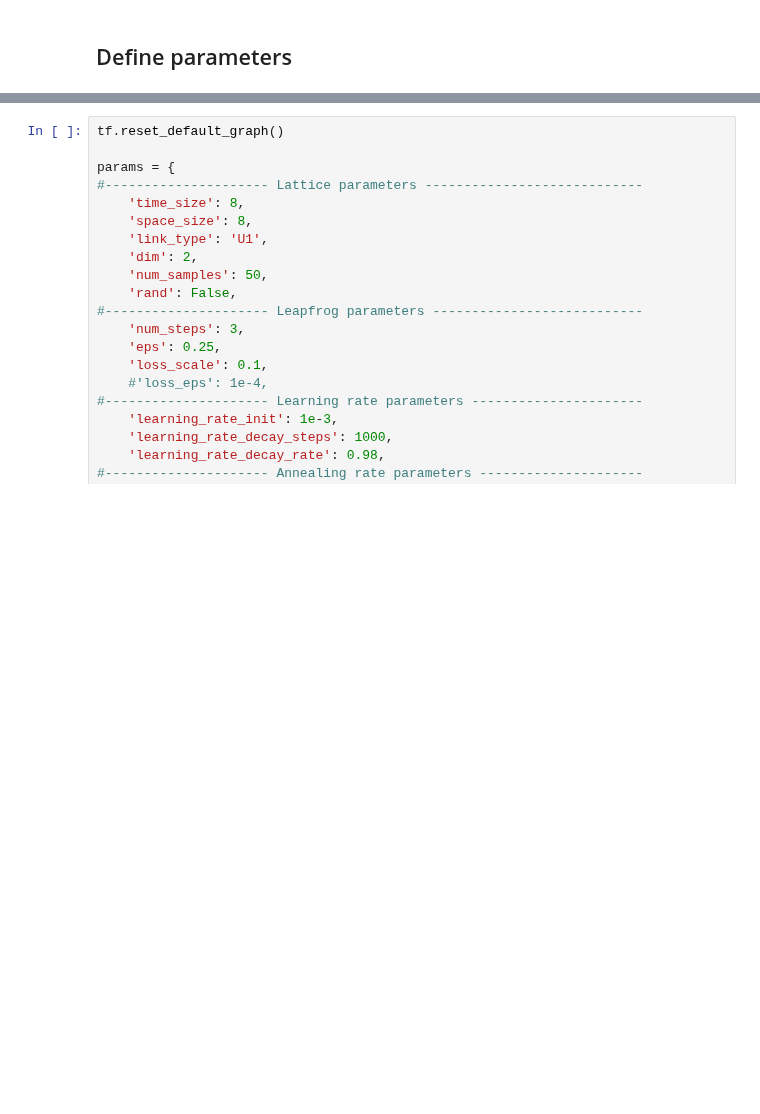
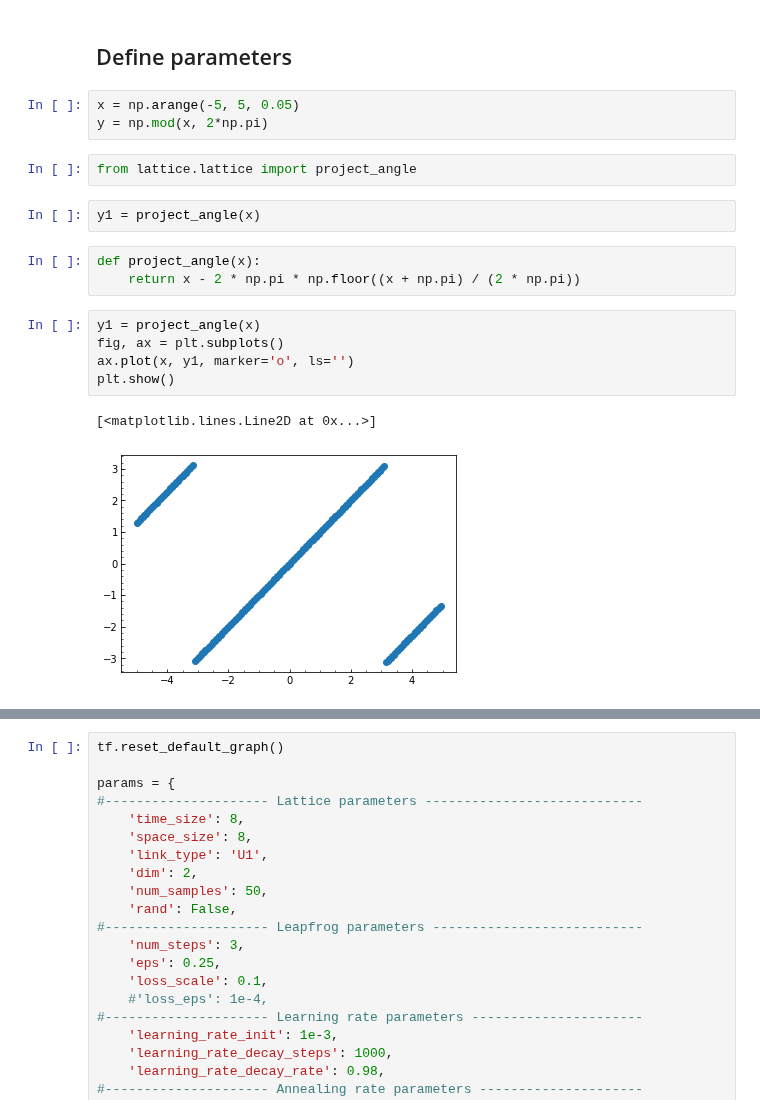
Before and after one commit to saforem2/l2hmc, a Jupyter notebook: l2hmc/notebooks/gauge_model_graph_mode.ipynb, the cells around one changed output, grey strips where cells are left out. Drawn from its saved outputs; the diff is of its cells as text; blank space fills up the shorter version.

```diff
--- a/l2hmc/notebooks/gauge_model_graph_mode.ipynb
+++ b/l2hmc/notebooks/gauge_model_graph_mode.ipynb
@@ -37,3 +37,21 @@ tfe = tf.contrib.eager
 %matplotlib notebook
 # %% [markdown]
 ## Define parameters
+# %%
+x = np.arange(-5, 5, 0.05)
+y = np.mod(x, 2*np.pi)
+# %%
+from lattice.lattice import project_angle
+# %%
+y1 = project_angle(x)
+# %%
+def project_angle(x):
+    return x - 2 * np.pi * np.floor((x + np.pi) / (2 * np.pi))
+# %%
+y1 = project_angle(x)
+fig, ax = plt.subplots()
+ax.plot(x, y1, marker='o', ls='')
+plt.show()
+# %% [output]
+[<matplotlib.lines.Line2D at 0x...>]
+[figure, added]
```
Also changed, not shown: parts of 3 cells of this notebook.
